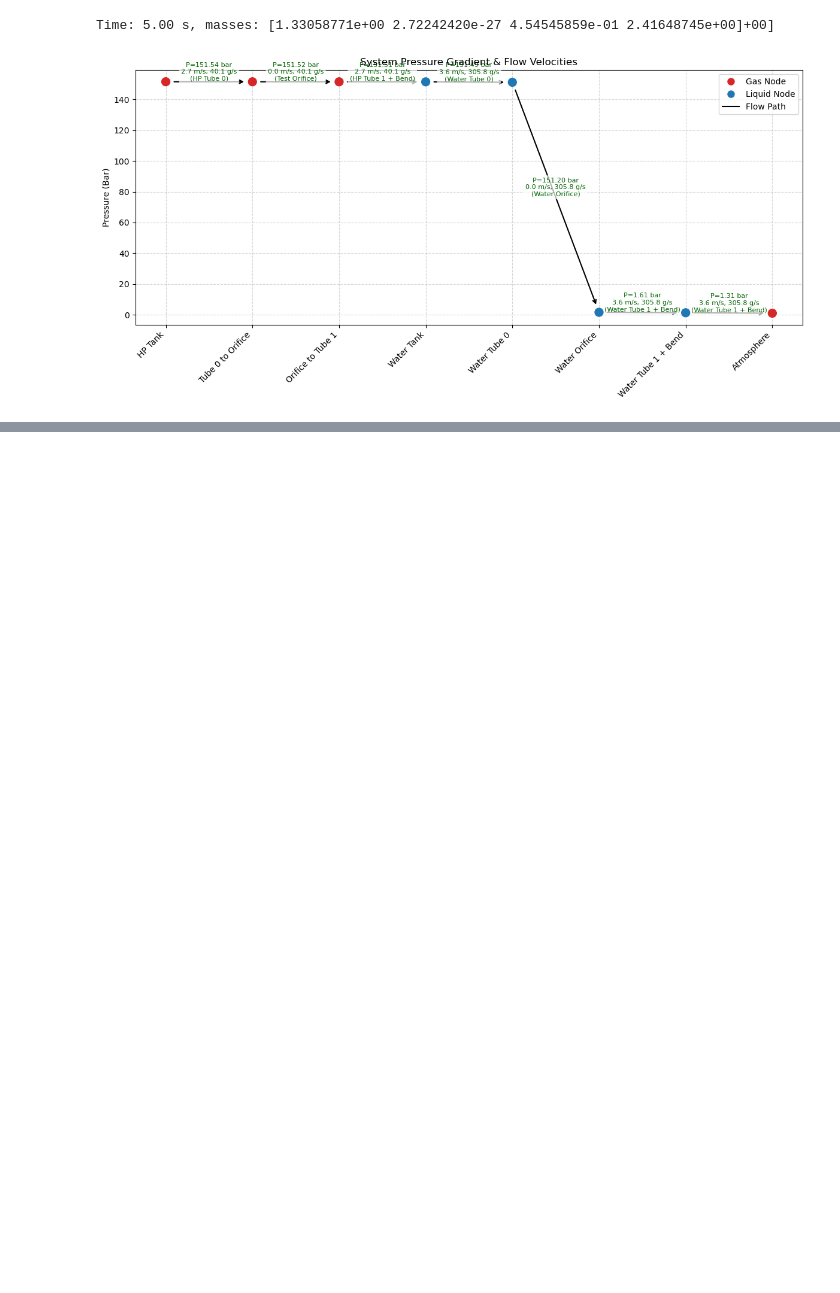
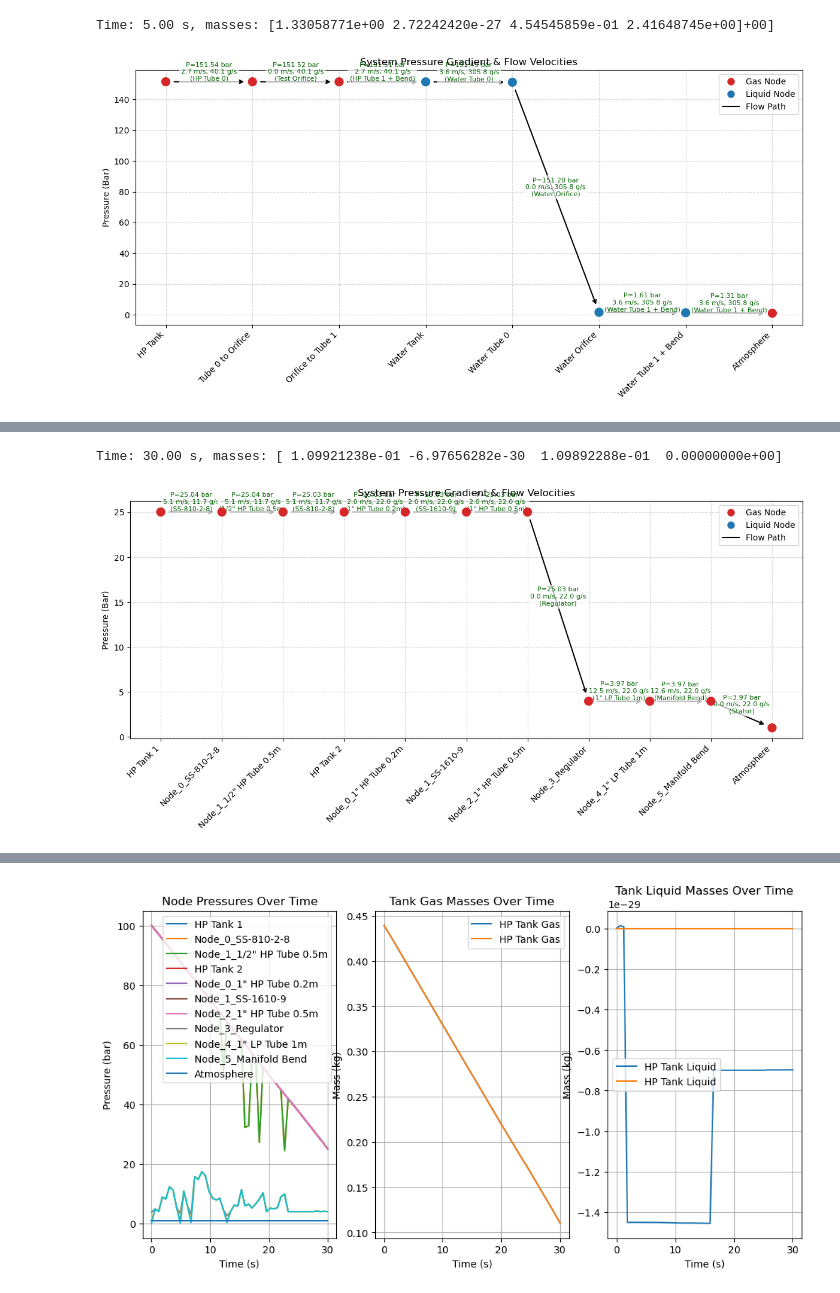
Before and after one commit to LpHiX/FYPTurbine, a Jupyter notebook: kvtest.ipynb, the cells around one changed output, grey strips where cells are left out. Drawn from its saved outputs; the diff is of its cells as text; code cells hidden in the pictures; blank space fills up the shorter version.

```diff
--- a/kvtest.ipynb
+++ b/kvtest.ipynb
@@ -127,0 +118,50 @@ Time: 5.00 s, masses: [2.12592388e-03 3.70124011e-29 1.95672294e-03 0.00000000e+
+# %%
+from flowobjects import Gas, Liquid, Tank, FlowComponent, FluidNode, plot_pressure_network, TubeComponent, dae_system, initialize_tanks, nozzle_kv, create_series_nodes, reg_kv, solve_network_pressures, plot_transient
+
+e_ss = 1.5e-6
+
+air = Gas(name="Air",R= 287, gamma = 1.4, viscosity=1.8e-5)
+water = Liquid(name="Water", density = 1000, viscosity=0.001)
+
+hp_tank_1 = Tank(name='HP Tank', volume=3.78 * 0.001, pressure = 100e5, gas=air, gas_temp=300)
+hp_bend_1 = TubeComponent(name='SS-810-2-8', D=0.01, L=0.05, roughness=e_ss, bend_ang=90)
+hp_tube_1 = TubeComponent(name='1/2" HP Tube 0.5m', D=0.01, L=0.5, roughness=e_ss)
+hp_bend_2 = TubeComponent(name='SS-810-2-8', D=0.01, L=0.05, roughness=e_ss, bend_ang=90)
+hp_tank_2 = Tank(name='HP Tank', volume=3.78 * 0.001, pressure = 100e5, gas=air, gas_temp=300)
+hp_tube_2 = TubeComponent(name='1" HP Tube 0.2m', D=0.022, L=0.2, roughness=e_ss)
+hp_bend_3 = TubeComponent(name='SS-1610-9', D=0.022, L=0.1, roughness=e_ss, bend_ang=90)
+hp_tube_3 = TubeComponent(name='1" HP Tube 0.5m', D=0.022, L=0.5, roughness=e_ss)
+regulator = FlowComponent(name='Regulator', kv=lambda args: reg_kv(args, 4e5, 1.5, p_band=1e4))
+lp_tube_1 = TubeComponent(name='1" LP Tube 1m', D=0.022, L=1, roughness=e_ss)
+mani_bend = TubeComponent(name='Manifold Bend', D=0.022, L=0.1, roughness=e_ss, bend_ang=90)
+stator = FlowComponent(name='Stator', kv=nozzle_kv(23.73e-6))
+
+hp_tank_1_node = FluidNode("HP Tank 1", tank=hp_tank_1)
+hp_tank_2_node = FluidNode("HP Tank 2", tank=hp_tank_2)
+atmosphere_node = FluidNode("Atmosphere", pressure=101325, constant_pressure=True, temperature=300, fluid=air)
+
+nodes = [hp_tank_1_node] + create_series_nodes(hp_tank_1_node, [hp_bend_1, hp_tube_1, hp_bend_2], hp_tank_2_node) + [hp_tank_2_node] + create_series_nodes(hp_tank_2_node, [hp_tube_2, hp_bend_3, hp_tube_3, regulator, lp_tube_1, mani_bend, stator], atmosphere_node) + [atmosphere_node]
+tanks = [hp_tank_1, hp_tank_2]
+initial_masses, initial_temperatures = initialize_tanks(tanks)
+
+
+from scipy.integrate import solve_ivp
+import numpy as np
+
+t_end=30
+solution = solve_ivp(
+    dae_system,
+    t_span=(0, t_end),
+    y0=initial_masses,
+    method='BDF',
+    rtol=1e-6,
+    atol=1e-9,
+    args=(nodes, tanks),
+    t_eval=np.linspace(0, t_end, 50)
+)
+
+plot_pressure_network(nodes)
+plot_transient(solution, nodes, tanks)
+# %% [output]
+Time: 30.00 s, masses: [ 1.09921238e-01 -6.97656282e-30  1.09892288e-01  0.00000000e+00]
+[figure, added]
@@ -128 +171,2 @@ Time: 5.00 s, masses: [2.12592388e-03 3.70124011e-29 1.95672294e-03 0.00000000e+
+[figure, added]
 # %%
```
Also changed, not shown: parts of 6 cells of this notebook, 2 other files.
